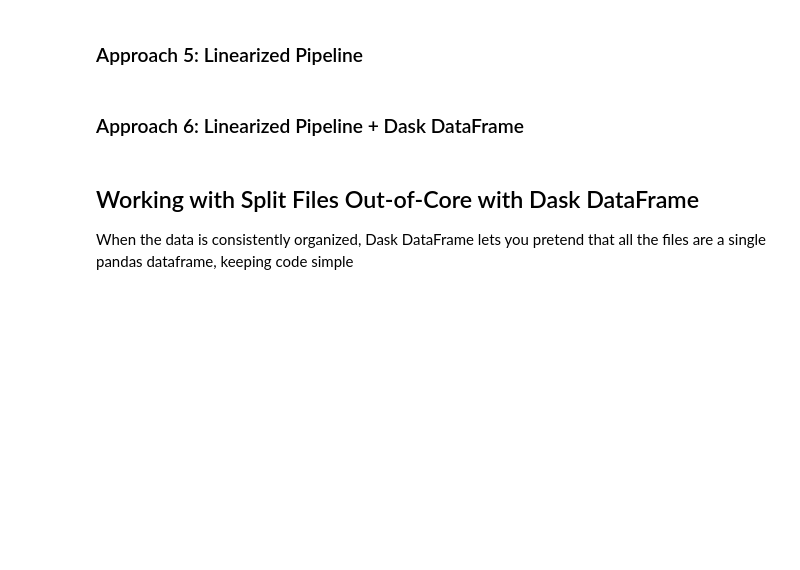
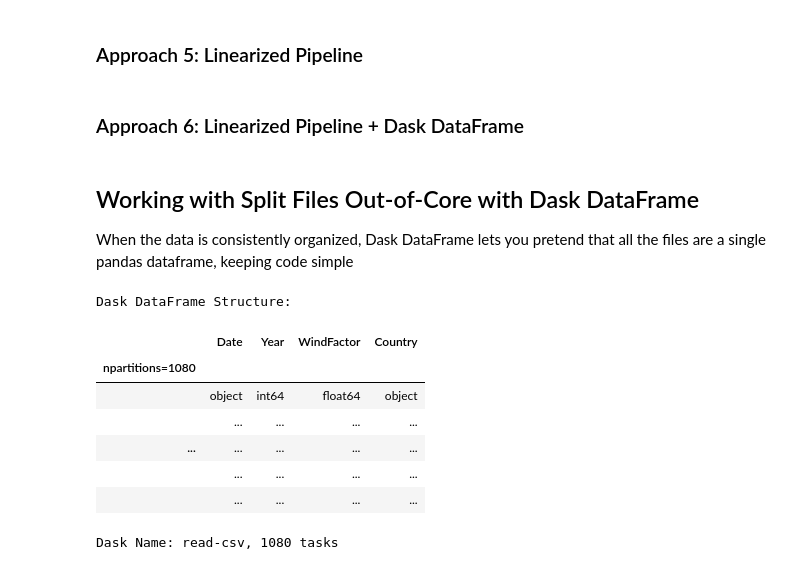
Before and after one commit to nickdelgrosso/DataWorkflowManagementExercises, a Jupyter notebook: 2-DaskDataframe.ipynb, the cells around one changed output. Drawn from its saved outputs; the diff is of its cells as text; code cells hidden in the pictures; blank space fills up the shorter version.

```diff
--- a/2-DaskDataframe.ipynb
+++ b/2-DaskDataframe.ipynb
@@ -33,3 +83,16 @@ df.head()
 # %% [markdown]
 ## Working with Split Files Out-of-Core with Dask DataFrame
 When the data is consistently organized, Dask DataFrame lets you pretend that all the files are a single pandas dataframe, keeping code simple
+# %%
+df = dd.read_csv(r"data/processed/*/*.csv")
+df
+# %% [output]
+Dask DataFrame Structure:
+|  | Date | Year | WindFactor | Country |
+| npartitions=1080 |  |  |  |  |
+|  | object | int64 | float64 | object |
+|  | ... | ... | ... | ... |
+| ... | ... | ... | ... | ... |
+|  | ... | ... | ... | ... |
+|  | ... | ... | ... | ... |
+Dask Name: read-csv, 1080 tasks
```
Also changed, not shown: parts of 4 cells of this notebook, 1 other file.
